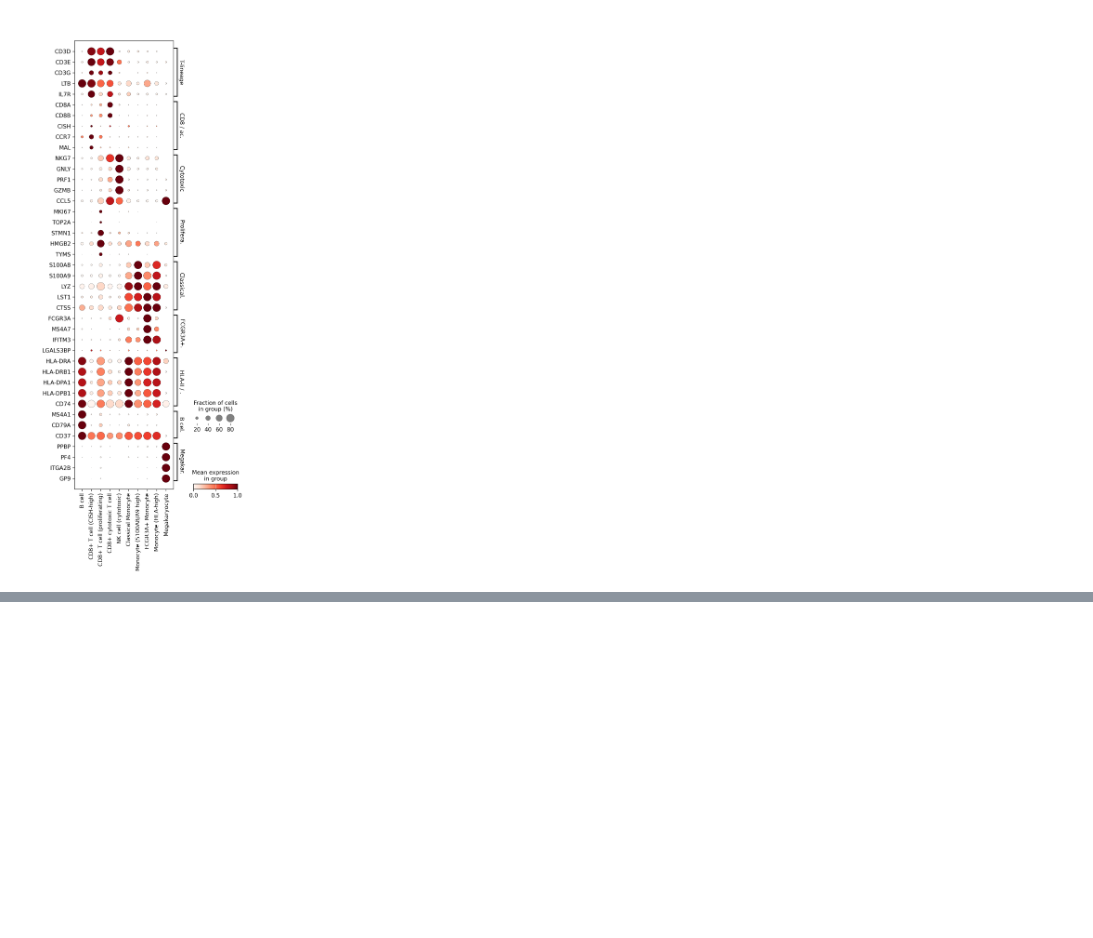
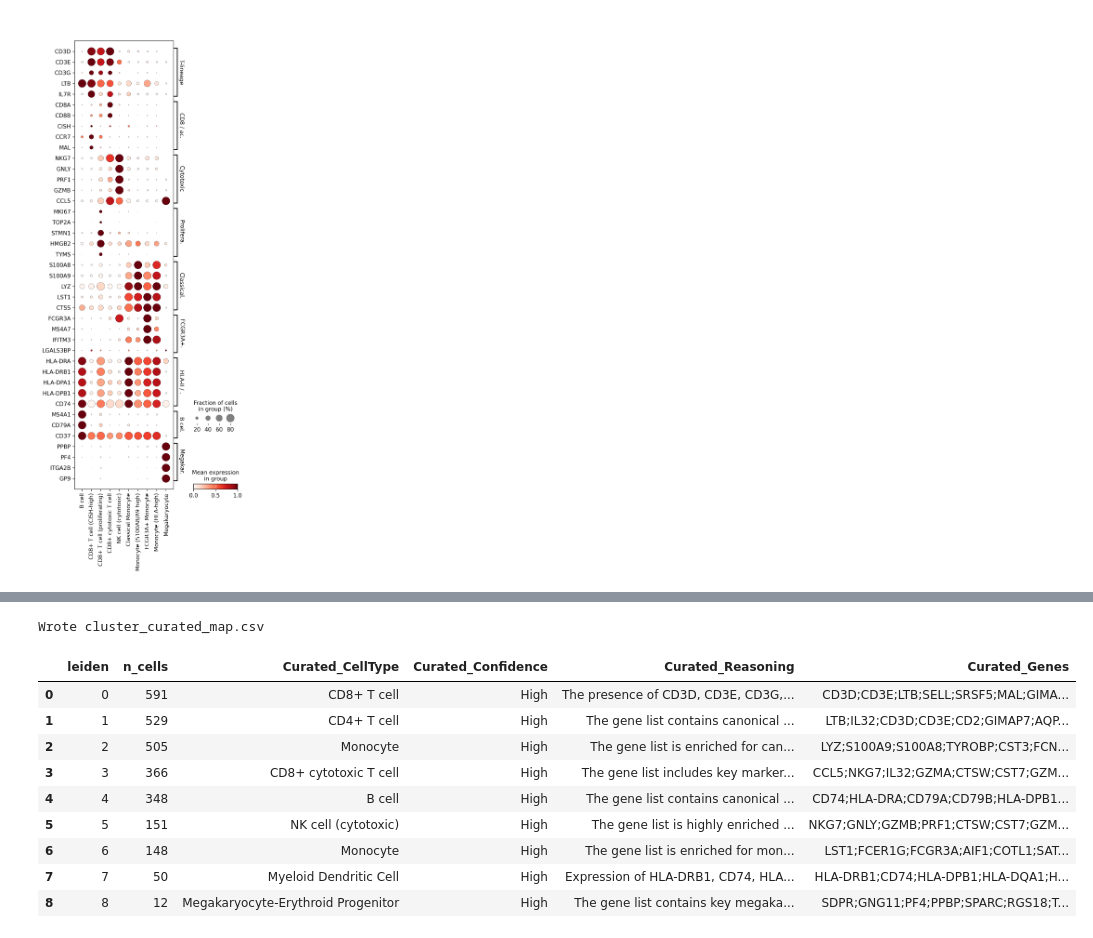
Before and after one commit to kenflab/LLM-scCurator, a Jupyter notebook: examples/colab/colab_quickstart.ipynb, the cells around one changed output, grey strips where cells are left out. Saved outputs shown, nothing was run; the diff lists cells and outputs as text; code cells hidden in the pictures; blank space fills up the shorter version.

```diff
--- a/examples/colab/colab_quickstart.ipynb
+++ b/examples/colab/colab_quickstart.ipynb
@@ -351,0 +371,56 @@ sc.pl.dotplot(
+# %%
+# CONFIG
+cluster_col = "leiden"
+out_csv = "cluster_curated_map.csv"
+prefix = "Curated"
+# %%
+# Curator Initialize
+curator = LLMscCurator(api_key=GEMINI_API_KEY, model_name=MODEL_NAME)
+curator.set_global_context(adata)
+
+clusters = sorted(adata.obs[cluster_col].astype(str).unique())
+cluster_results = {}
+genes_by_cluster = {}
+
+for cl in clusters:
+    genes = curator.curate_features(
+        adata,
+        group_col=cluster_col,
+        target_group=str(cl),
+    )
+
+    genes_by_cluster[str(cl)] = genes or []
+
+    if genes:
+        cluster_results[str(cl)] = curator.annotate(genes)
+    else:
+        cluster_results[str(cl)] = {
+            "cell_type": "NoGenes",
+            "confidence": "Low",
+            "reasoning": "Curated gene list empty",
+        }
+# %%
+# EXPORT TABLE
+df_cluster = export_cluster_annotation_table(
+    adata,
+    cluster_col=cluster_col,
+    cluster_results=cluster_results,
+    genes_by_cluster=genes_by_cluster,
+    prefix=prefix,
+)
+df_cluster.to_csv(out_csv, index=False)
+print(f"Wrote {out_csv}")
+
+df_cluster
+# %% [output]
+Wrote cluster_curated_map.csv
+|  | leiden | n_cells | Curated_CellType | Curated_Confidence | Curated_Reasoning | Curated_Genes |
+| 0 | 0 | 591 | CD8+ T cell | High | The presence of CD3D, CD3E, CD3G,... | CD3D;CD3E;LTB;SELL;SRSF5;MAL;GIMA... |
+| 1 | 1 | 529 | CD4+ T cell | High | The gene list contains canonical ... | LTB;IL32;CD3D;CD3E;CD2;GIMAP7;AQP... |
+| 2 | 2 | 505 | Monocyte | High | The gene list is enriched for can... | LYZ;S100A9;S100A8;TYROBP;CST3;FCN... |
+| 3 | 3 | 366 | CD8+ cytotoxic T cell | High | The gene list includes key marker... | CCL5;NKG7;IL32;GZMA;CTSW;CST7;GZM... |
+| 4 | 4 | 348 | B cell | High | The gene list contains canonical ... | CD74;HLA-DRA;CD79A;CD79B;HLA-DPB1... |
+| 5 | 5 | 151 | NK cell (cytotoxic) | High | The gene list is highly enriched ... | NKG7;GNLY;GZMB;PRF1;CTSW;CST7;GZM... |
+| 6 | 6 | 148 | Monocyte | High | The gene list is enriched for mon... | LST1;FCER1G;FCGR3A;AIF1;COTL1;SAT... |
+| 7 | 7 | 50 | Myeloid Dendritic Cell | High | Expression of HLA-DRB1, CD74, HLA... | HLA-DRB1;CD74;HLA-DPB1;HLA-DQA1;H... |
+| 8 | 8 | 12 | Megakaryocyte-Erythroid Progenitor | High | The gene list contains key megaka... | SDPR;GNG11;PF4;PPBP;SPARC;RGS18;T... |
```
Also changed, not shown: parts of 9 cells of this notebook.
